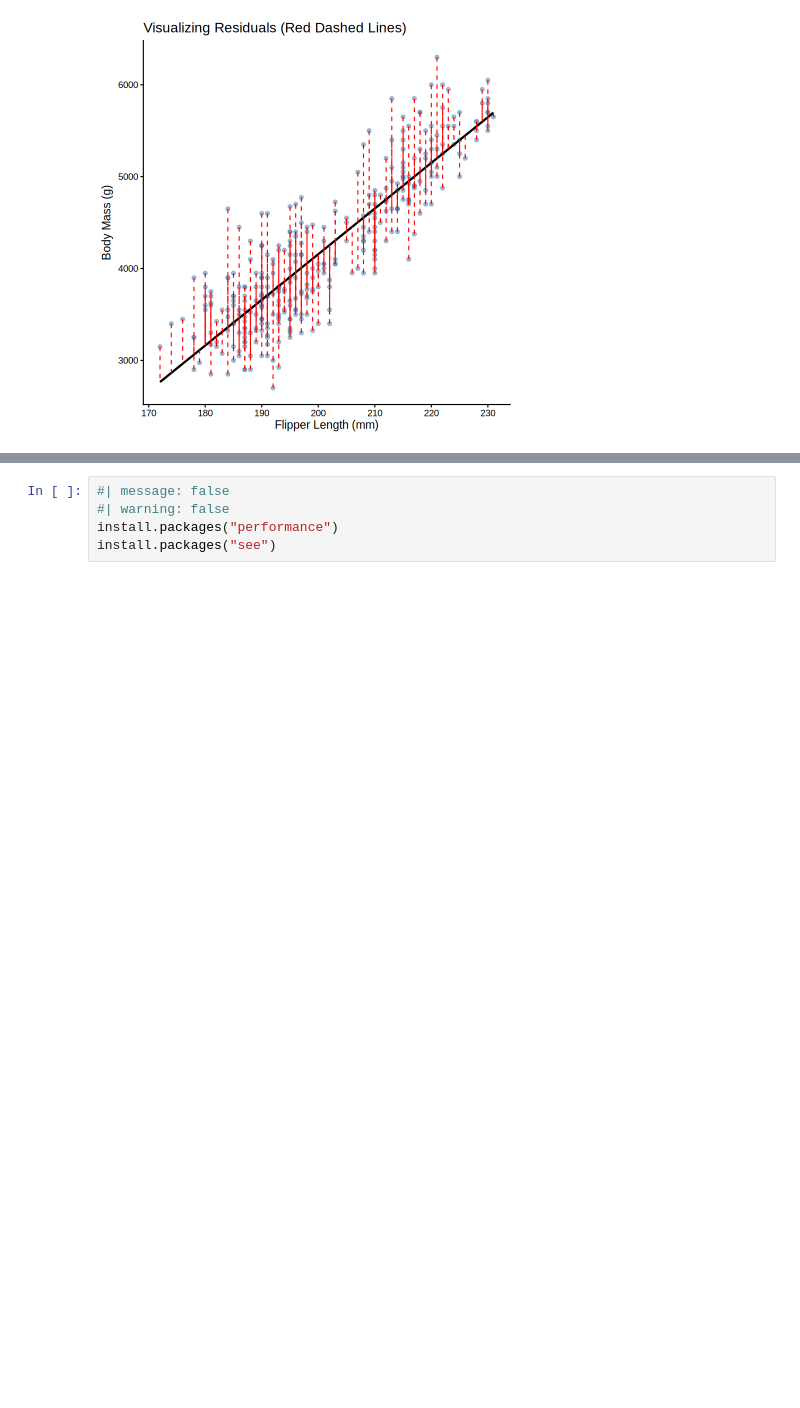
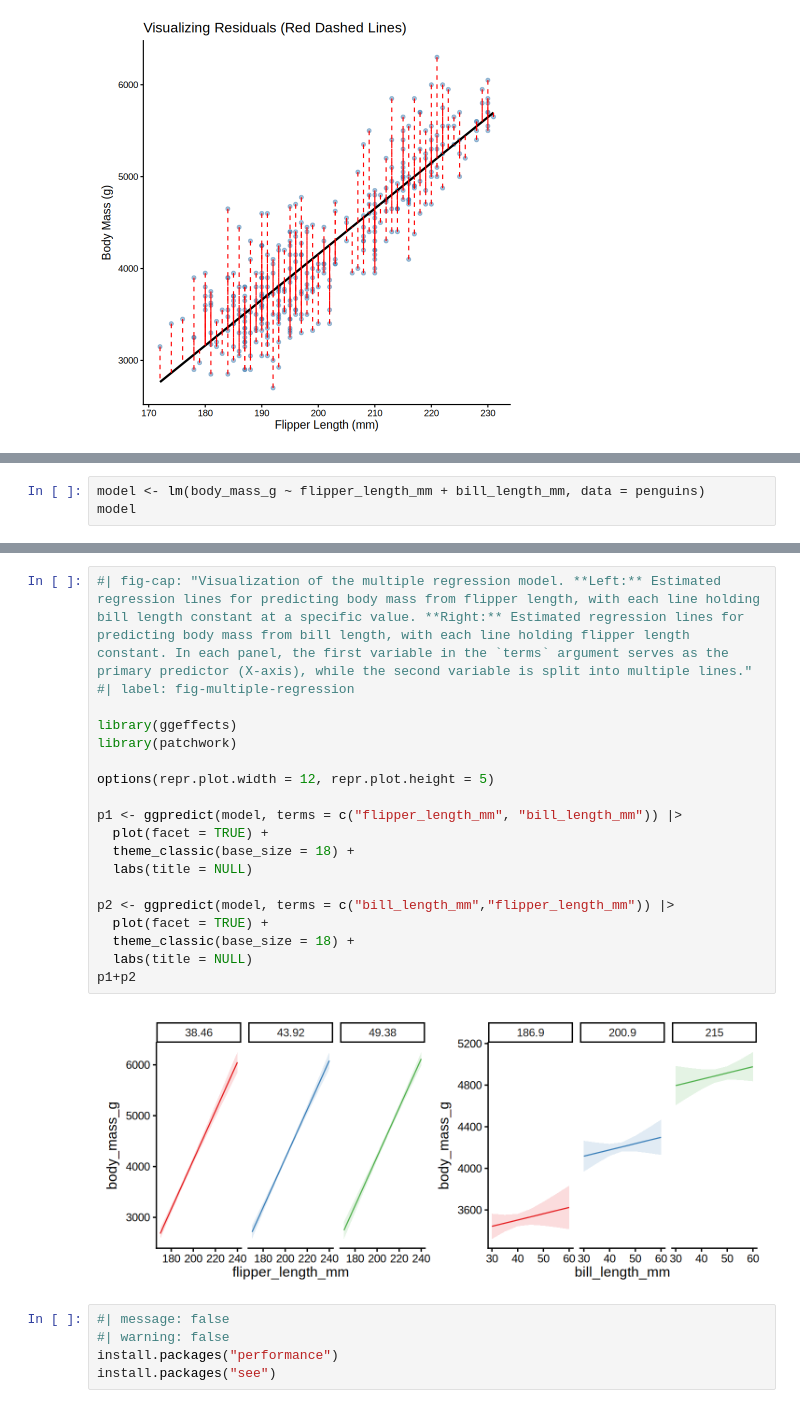
Before and after one commit to manishdatt-edu/biostats, a Jupyter notebook: regression.ipynb, the cells around one changed output, grey strips where cells are left out. Cells and saved outputs as stored; diff of their text form; blank space fills up the shorter version.

```diff
--- a/regression.ipynb
+++ b/regression.ipynb
@@ -403,0 +410,3 @@ ggplot(df_aug, aes(x = flipper_length_mm, y = body_mass_g)) +
+# %%
+model <- lm(body_mass_g ~ flipper_length_mm + bill_length_mm, data = penguins)
+model
@@ -404,3 +478,24 @@ ggplot(df_aug, aes(x = flipper_length_mm, y = body_mass_g)) +
+# %%
+#| fig-cap: "Visualization of the multiple regression model. **Left:** Estimated regression lines for predicting body mass from flipper length, with each line holding bill length constant at a specific value. **Right:** Estimated regression lines for predicting body mass from bill length, with each line holding flipper length constant. In each panel, the first variable in the `terms` argument serves as the primary predictor (X-axis), while the second variable is split into multiple lines."
+#| label: fig-multiple-regression
+
+library(ggeffects)
+library(patchwork)
+
+options(repr.plot.width = 12, repr.plot.height = 5)
+
+p1 <- ggpredict(model, terms = c("flipper_length_mm", "bill_length_mm")) |>
+  plot(facet = TRUE) +
+  theme_classic(base_size = 18) +
+  labs(title = NULL)
+
+p2 <- ggpredict(model, terms = c("bill_length_mm","flipper_length_mm")) |>
+  plot(facet = TRUE) +
+  theme_classic(base_size = 18) +
+  labs(title = NULL)
+p1+p2
+# %% [output]
+[figure, added]
 # %%
 #| message: false
 #| warning: false
```
Also changed, not shown: parts of 12 cells of this notebook, 1 other file.
